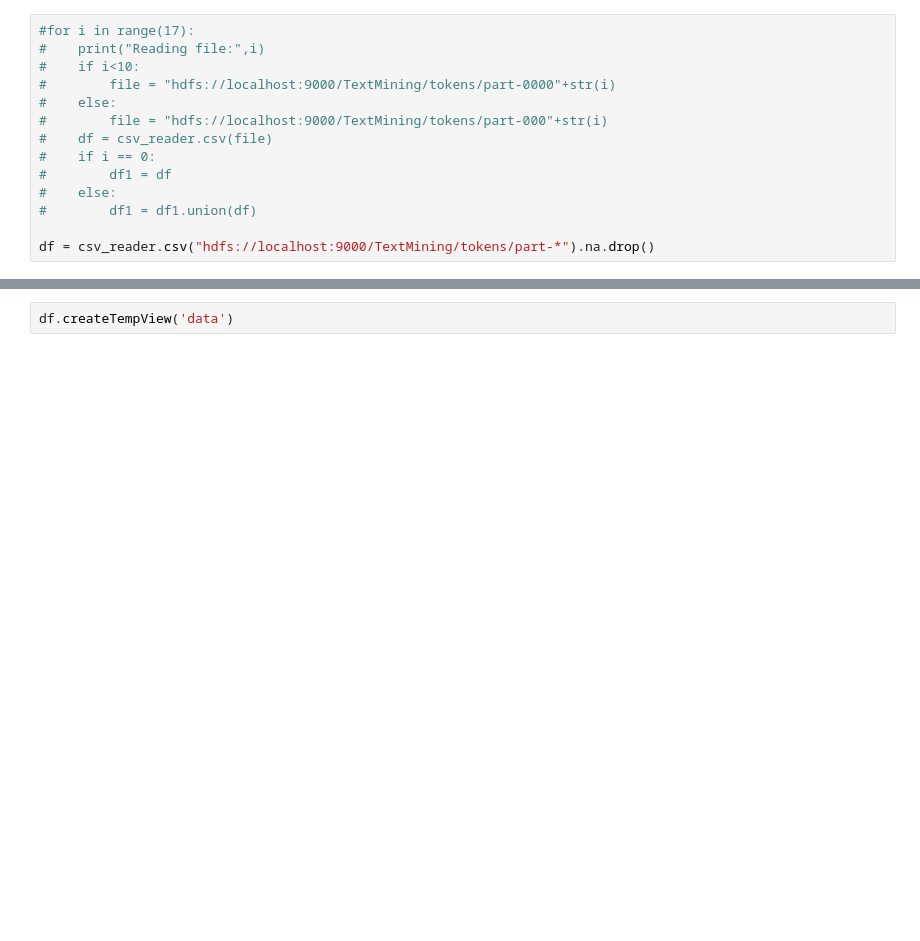
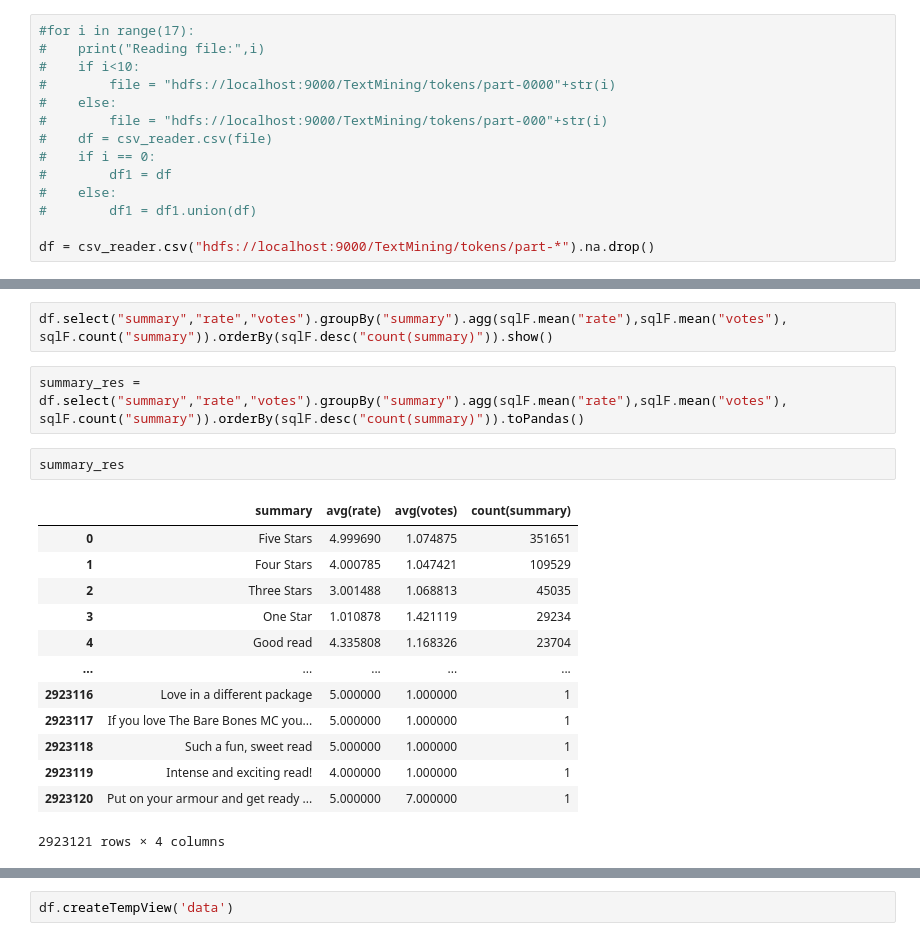
Before and after one commit to moiraghif/Amazon-Kindle-Store-Reviews, a Jupyter notebook: Clustering.ipynb, the cells around one changed output, grey strips where cells are left out. Cells and saved outputs as stored; diff of their text form; blank space fills up the shorter version.

```diff
--- a/Clustering.ipynb
+++ b/Clustering.ipynb
@@ -78 +80,21 @@ df.show(5)
 only showing top 5 rows
+# %%
+df.select("summary","rate","votes").groupBy("summary").agg(sqlF.mean("rate"),sqlF.mean("votes"), sqlF.count("summary")).orderBy(sqlF.desc("count(summary)")).show()
+# %%
+summary_res = df.select("summary","rate","votes").groupBy("summary").agg(sqlF.mean("rate"),sqlF.mean("votes"), sqlF.count("summary")).orderBy(sqlF.desc("count(summary)")).toPandas()
+# %%
+summary_res
+# %% [output]
+|  | summary | avg(rate) | avg(votes) | count(summary) |
+| 0 | Five Stars | 4.999690 | 1.074875 | 351651 |
+| 1 | Four Stars | 4.000785 | 1.047421 | 109529 |
+| 2 | Three Stars | 3.001488 | 1.068813 | 45035 |
+| 3 | One Star | 1.010878 | 1.421119 | 29234 |
+| 4 | Good read | 4.335808 | 1.168326 | 23704 |
+| ... | ... | ... | ... | ... |
+| 2923116 | Love in a different package | 5.000000 | 1.000000 | 1 |
+| 2923117 | If you love The Bare Bones MC you... | 5.000000 | 1.000000 | 1 |
+| 2923118 | Such a fun, sweet read | 5.000000 | 1.000000 | 1 |
+| 2923119 | Intense and exciting read! | 4.000000 | 1.000000 | 1 |
+| 2923120 | Put on your armour and get ready ... | 5.000000 | 7.000000 | 1 |
+2923121 rows × 4 columns
```
Also changed, not shown: parts of 6 cells of this notebook, 5 other files.
